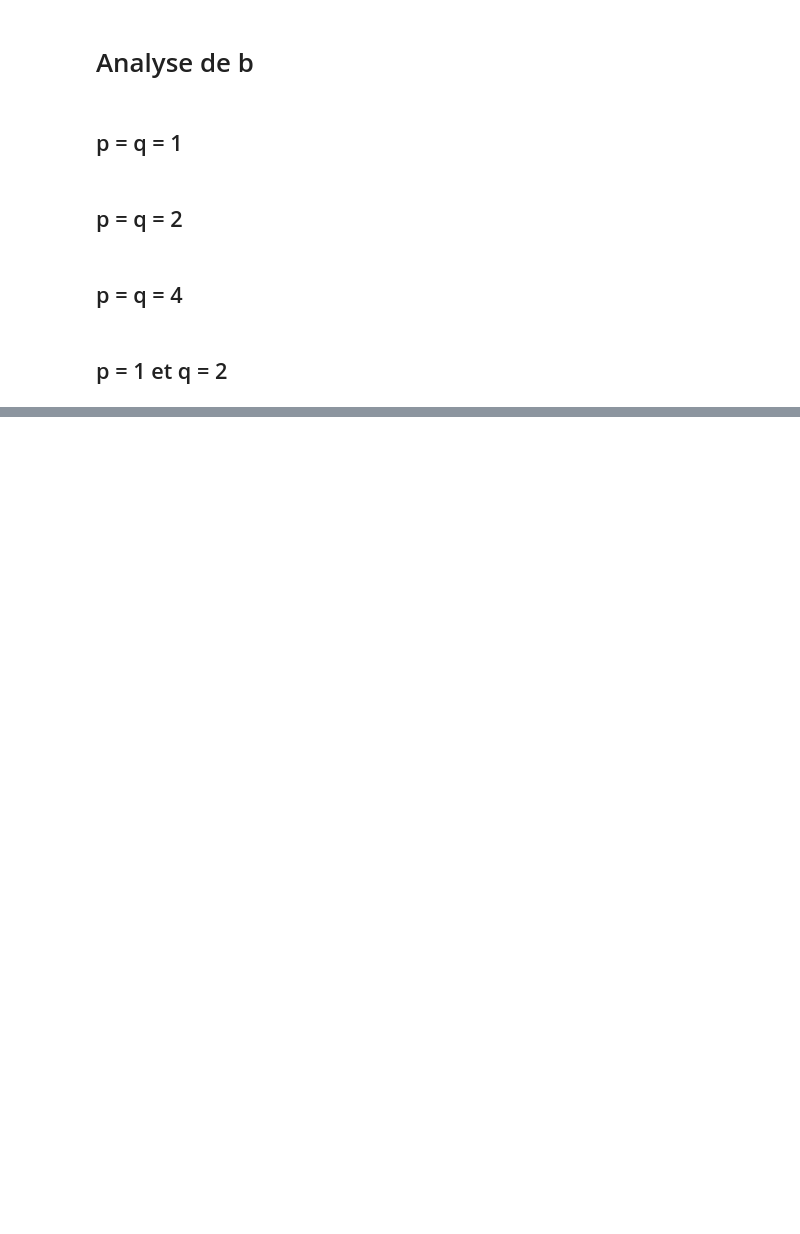
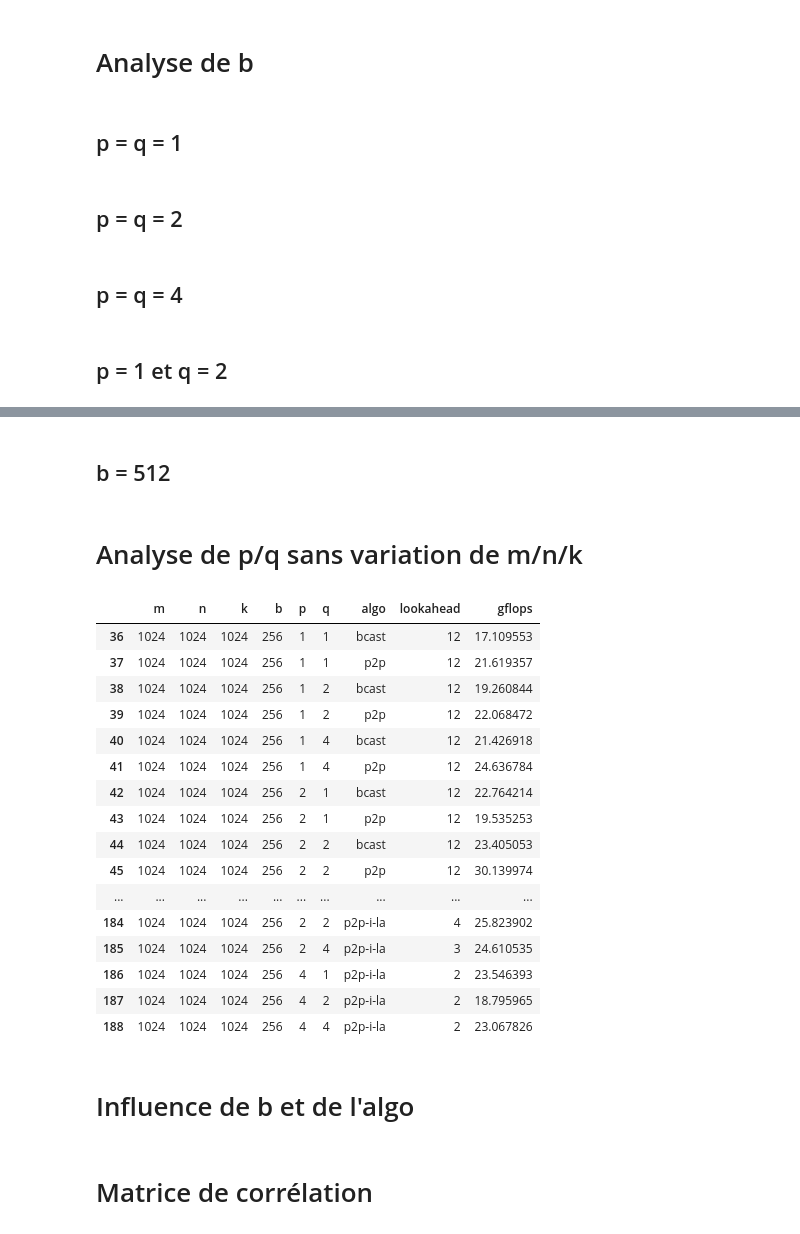
Before and after one commit to InesBesbes/MPI_HPC, a Jupyter notebook: plot_benchmark.ipynb, the cells around one changed output, grey strips where cells are left out. Drawn from its saved outputs; the diff is of its cells as text; code cells hidden in the pictures; blank space fills up the shorter version.

```diff
--- a/plot_benchmark.ipynb
+++ b/plot_benchmark.ipynb
@@ -166,0 +128,2 @@ plt.show()
+# %% [markdown]
+## b = 512
@@ -166,0 +134,22 @@ plt.show()
+# %% [markdown]
+# Analyse de p/q sans variation de m/n/k
+# %%
+df_filtered_best_lookahead.query('b == 256').query('n == 1024')
+# %% [output]
+|  | m | n | k | b | p | q | algo | lookahead | gflops |
+| 36 | 1024 | 1024 | 1024 | 256 | 1 | 1 | bcast | 12 | 17.109553 |
+| 37 | 1024 | 1024 | 1024 | 256 | 1 | 1 | p2p | 12 | 21.619357 |
+| 38 | 1024 | 1024 | 1024 | 256 | 1 | 2 | bcast | 12 | 19.260844 |
+| 39 | 1024 | 1024 | 1024 | 256 | 1 | 2 | p2p | 12 | 22.068472 |
+| 40 | 1024 | 1024 | 1024 | 256 | 1 | 4 | bcast | 12 | 21.426918 |
+| 41 | 1024 | 1024 | 1024 | 256 | 1 | 4 | p2p | 12 | 24.636784 |
+| 42 | 1024 | 1024 | 1024 | 256 | 2 | 1 | bcast | 12 | 22.764214 |
+| 43 | 1024 | 1024 | 1024 | 256 | 2 | 1 | p2p | 12 | 19.535253 |
+| 44 | 1024 | 1024 | 1024 | 256 | 2 | 2 | bcast | 12 | 23.405053 |
+| 45 | 1024 | 1024 | 1024 | 256 | 2 | 2 | p2p | 12 | 30.139974 |
+| ... | ... | ... | ... | ... | ... | ... | ... | ... | ... |
+| 184 | 1024 | 1024 | 1024 | 256 | 2 | 2 | p2p-i-la | 4 | 25.823902 |
+| 185 | 1024 | 1024 | 1024 | 256 | 2 | 4 | p2p-i-la | 3 | 24.610535 |
+| 186 | 1024 | 1024 | 1024 | 256 | 4 | 1 | p2p-i-la | 2 | 23.546393 |
+| 187 | 1024 | 1024 | 1024 | 256 | 4 | 2 | p2p-i-la | 2 | 18.795965 |
+| 188 | 1024 | 1024 | 1024 | 256 | 4 | 4 | p2p-i-la | 2 | 23.067826 |
@@ -166,0 +170,2 @@ plt.show()
+# %% [markdown]
+# Influence de b et de l'algo
@@ -166,0 +189,2 @@ plt.show()
+# %% [markdown]
+# Matrice de corrélation
```
Also changed, not shown: parts of 19 cells of this notebook.
